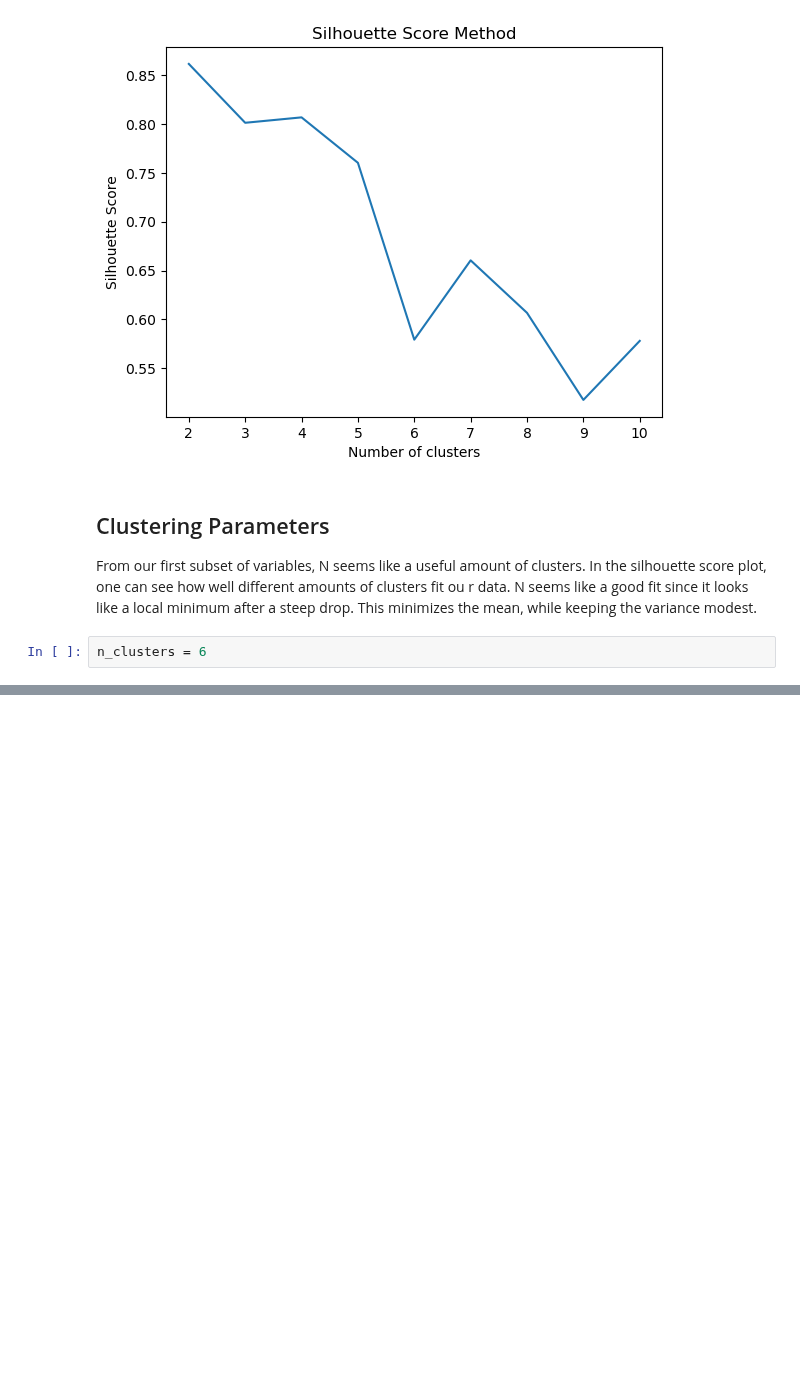
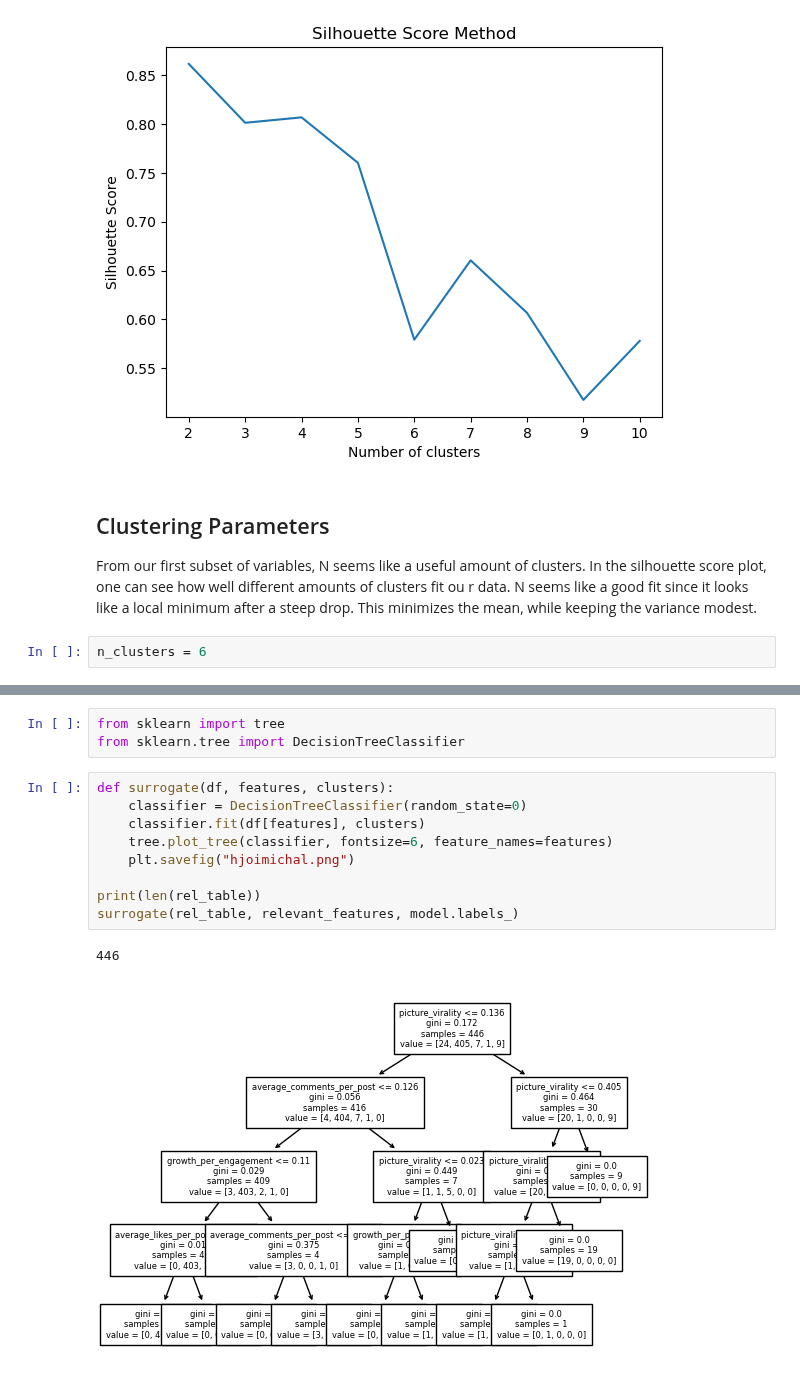
Before and after one commit to noahsta/datathon, a Jupyter notebook: src/main.ipynb, the cells around one changed output, grey strips where cells are left out. Cells and saved outputs as stored; diff of their text form; blank space fills up the shorter version.

```diff
--- a/src/main.ipynb
+++ b/src/main.ipynb
@@ -404,0 +391,15 @@ Name: Zara, dtype: object
+# %%
+from sklearn import tree
+from sklearn.tree import DecisionTreeClassifier
+# %%
+def surrogate(df, features, clusters):
+    classifier = DecisionTreeClassifier(random_state=0)
+    classifier.fit(df[features], clusters)
+    tree.plot_tree(classifier, fontsize=6, feature_names=features)
+    plt.savefig("hjoimichal.png")
+
+print(len(rel_table))
+surrogate(rel_table, relevant_features, model.labels_)
+# %% [output]
+446
+[figure, added]
```
Also changed, not shown: parts of 2 cells of this notebook, 1 other file.
